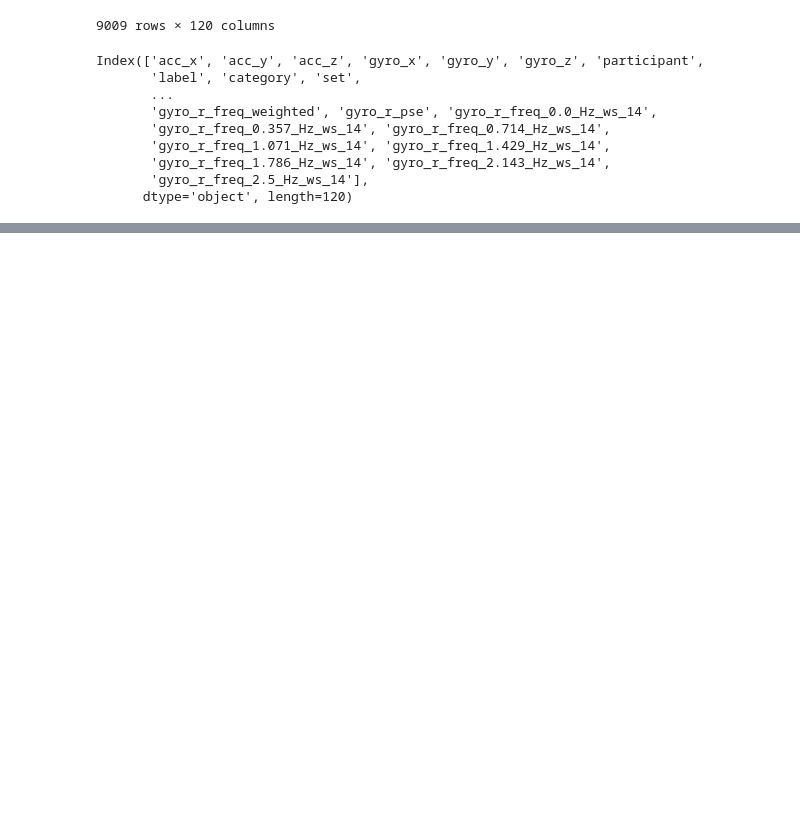
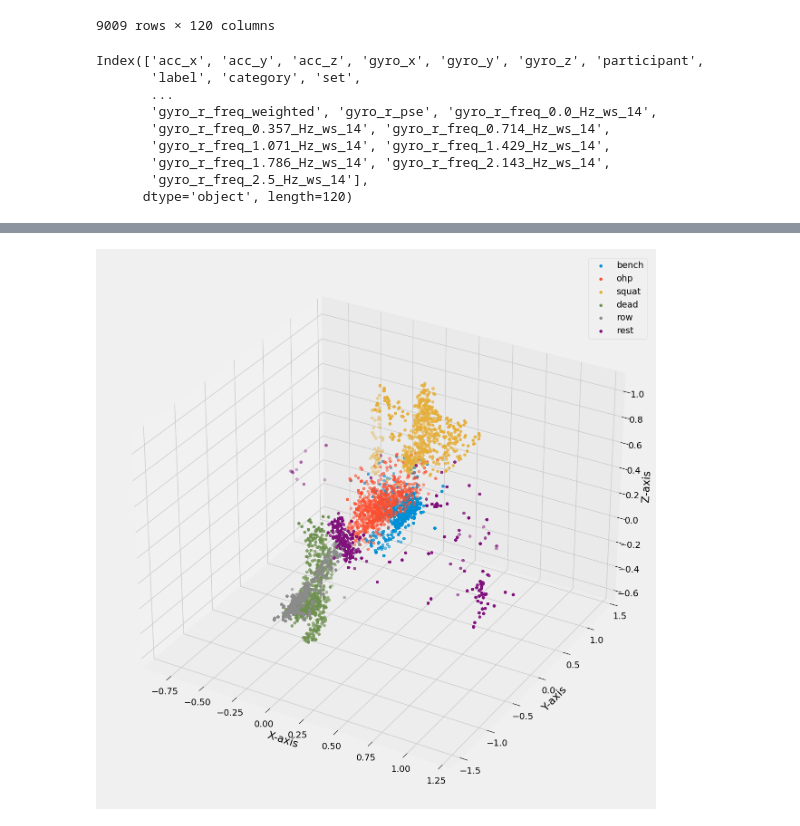
Before and after one commit to richikraj30/Fitness-tracker-ML, a Jupyter notebook: notebooks/feature_engineering.ipynb, the cells around one changed output, grey strips where cells are left out. Drawn from its saved outputs; the diff is of its cells as text; code cells hidden in the pictures; blank space fills up the shorter version.

```diff
--- a/notebooks/feature_engineering.ipynb
+++ b/notebooks/feature_engineering.ipynb
@@ -641,0 +770,15 @@ Index(['acc_x', 'acc_y', 'acc_z', 'gyro_x', 'gyro_y', 'gyro_z', 'participant',
+# %%
+# Plotting accelerometer data to compare but we will plot using labels
+
+fig = plt.figure(figsize=(15, 15))
+ax = fig.add_subplot(projection = "3d")
+for l in df_cluster["label"].unique():
+    subset = df_cluster[df_cluster["label"] == l]
+    ax.scatter(subset["acc_x"], subset["acc_y"], subset["acc_z"], label = l)
+ax.set_xlabel("X-axis")
+ax.set_ylabel("Y-axis")
+ax.set_zlabel("Z-axis")
+plt.legend()
+plt.show()
+# %% [output]
+[figure, added]
```
Also changed, not shown: parts of 12 cells of this notebook, 1 other file.
